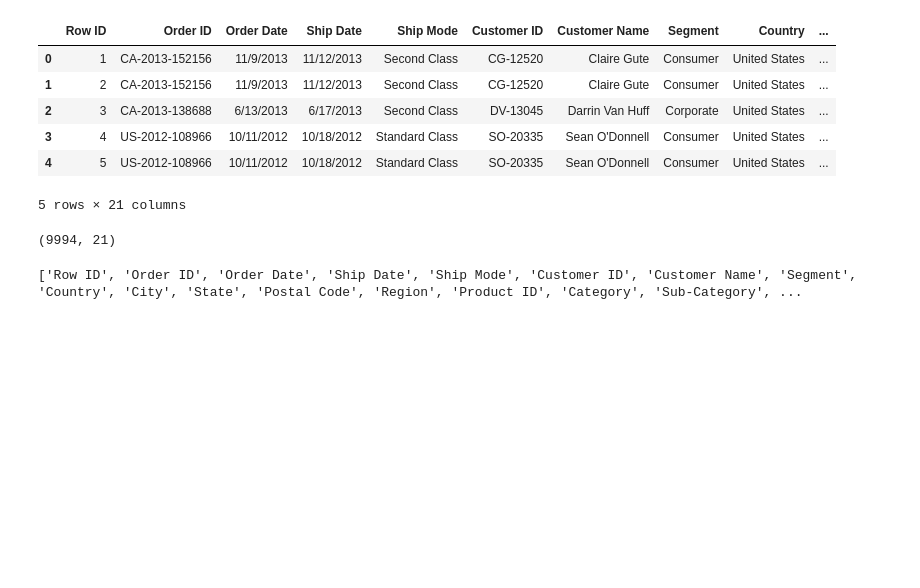
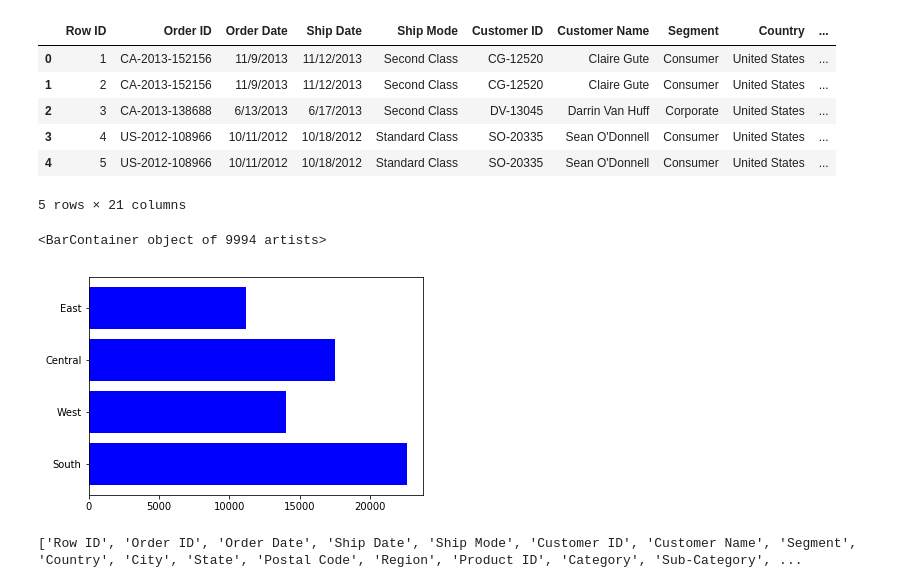
Before and after one commit to sagarnil1989/JigsawRepository, a Jupyter notebook: Python for Data Science and Machine Learning/Data Manipulation With Pandas/Code Snippets - Data Manipulation with Pandas/1. Filtering, Selecting, Sorting and Adding New Columns/Data_Manipulation.ipynb, the cells around one changed output. Drawn from its saved outputs; the diff is of its cells as text; code cells hidden in the pictures; blank space fills up the shorter version.

```diff
--- a/Python for Data Science and Machine Learning/Data Manipulation With Pandas/Code Snippets - Data Manipulation with Pandas/1. Filtering, Selecting, Sorting and Adding New Columns/Data_Manipulation.ipynb
+++ b/Python for Data Science and Machine Learning/Data Manipulation With Pandas/Code Snippets - Data Manipulation with Pandas/1. Filtering, Selecting, Sorting and Adding New Columns/Data_Manipulation.ipynb
@@ -16,7 +17,8 @@ data.head()
 | 3 | 4 | US-2012-108966 | 10/11/2012 | 10/18/2012 | Standard Class | SO-20335 | Sean O'Donnell | Consumer | United States | ... |
 | 4 | 5 | US-2012-108966 | 10/11/2012 | 10/18/2012 | Standard Class | SO-20335 | Sean O'Donnell | Consumer | United States | ... |
 5 rows × 21 columns
-# %%
-data.shape
-# %% [output]
-(9994, 21)
+# %%
+plt.barh(data['Region'], data['Sales'], color = 'blue')
+# %% [output]
+<BarContainer object of 9994 artists>
+[figure, added]
```
Also changed, not shown: parts of 2 cells of this notebook, 13 other files.
